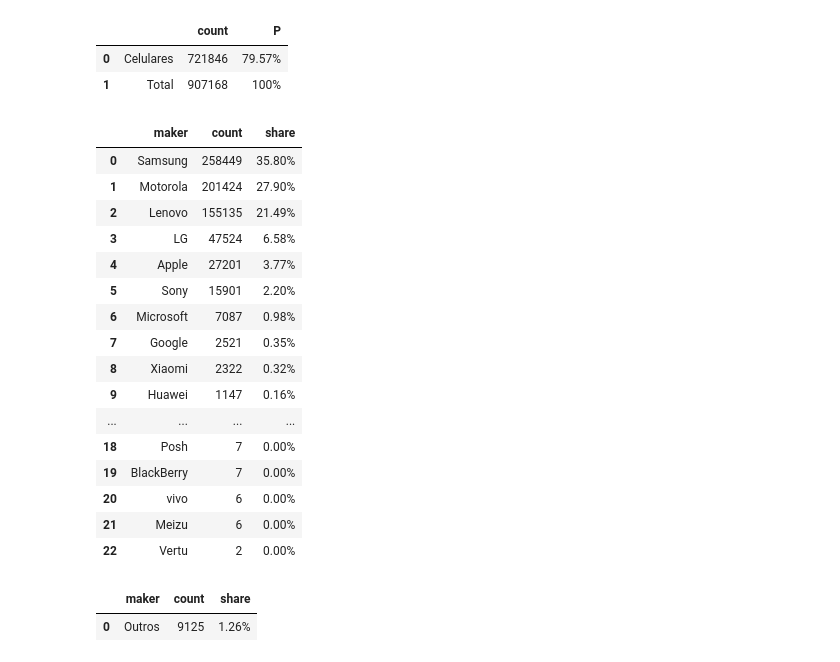
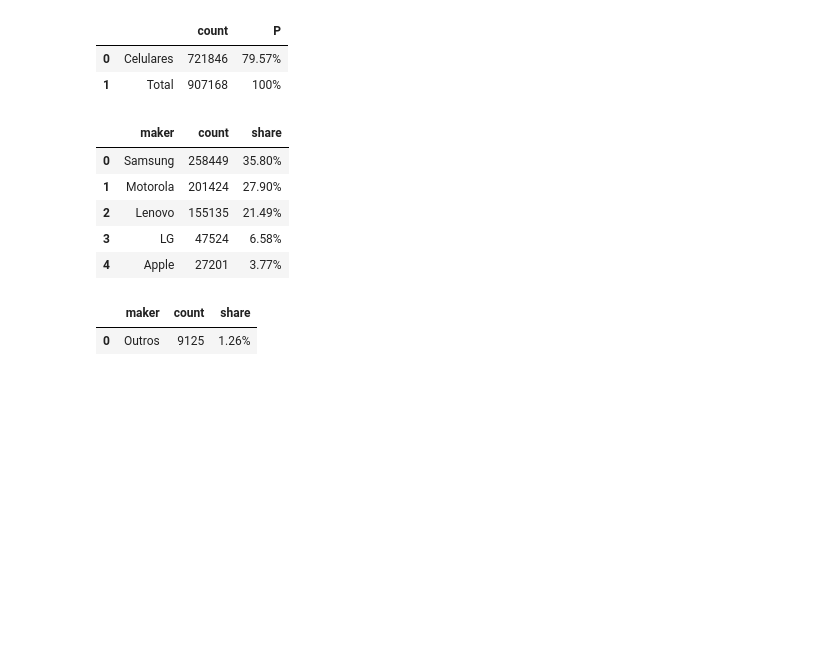
Before and after one commit to hilios/wifi-apc-analysis, a Jupyter notebook: analysis-v2.ipynb, the cells around one changed output. Cells and saved outputs as stored; diff of their text form; code cells hidden in the pictures; blank space fills up the shorter version.

```diff
--- a/analysis-v2.ipynb
+++ b/analysis-v2.ipynb
@@ -56,26 +60,15 @@ totals.toPandas()
 # %%
 to_percentage = lambda col_name, total: format_string("%.2f%%", col(col_name) / total * 100)
 
 makers = makers.withColumn("share", to_percentage("count", phones_total))
-makers.toPandas().head(50)
+makers.toPandas().head()
 # %% [output]
 |  | maker | count | share |
 | 0 | Samsung | 258449 | 35.80% |
 | 1 | Motorola | 201424 | 27.90% |
 | 2 | Lenovo | 155135 | 21.49% |
 | 3 | LG | 47524 | 6.58% |
 | 4 | Apple | 27201 | 3.77% |
-| 5 | Sony | 15901 | 2.20% |
-| 6 | Microsoft | 7087 | 0.98% |
-| 7 | Google | 2521 | 0.35% |
-| 8 | Xiaomi | 2322 | 0.32% |
-| 9 | Huawei | 1147 | 0.16% |
-| ... | ... | ... | ... |
-| 18 | Posh | 7 | 0.00% |
-| 19 | BlackBerry | 7 | 0.00% |
-| 20 | vivo | 6 | 0.00% |
-| 21 | Meizu | 6 | 0.00% |
-| 22 | Vertu | 2 | 0.00% |
 # %%
 from operator import add
 
```
Also changed, not shown: parts of 8 cells of this notebook.
